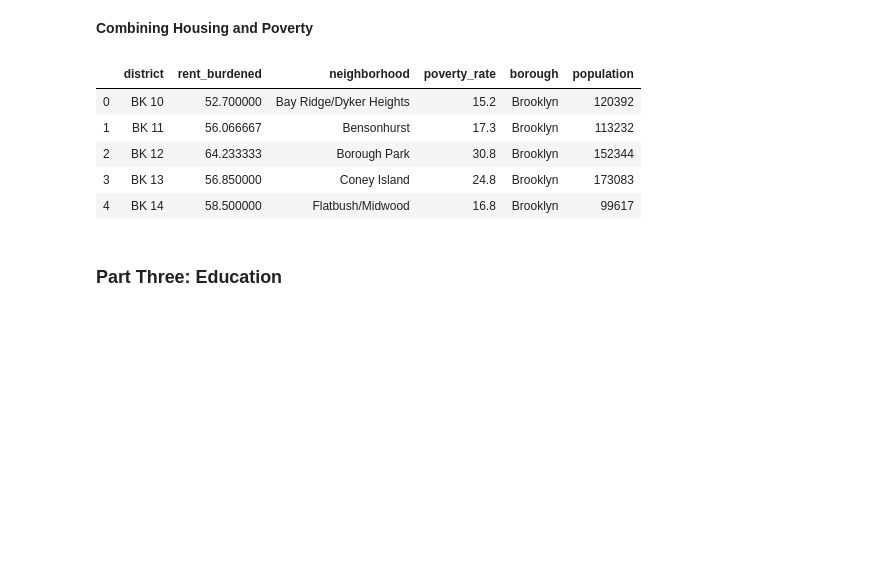
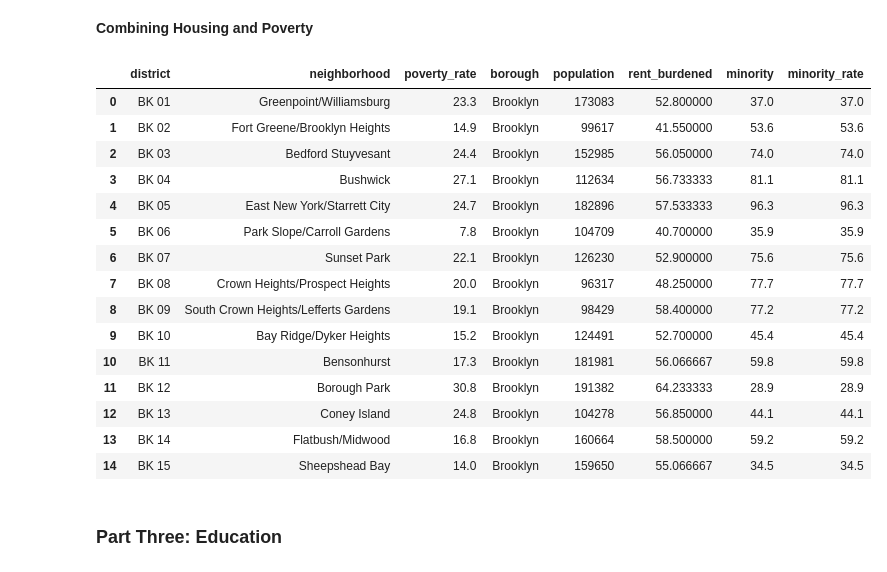
Before and after one commit to cailtyn-caj96/info-2950, a Jupyter notebook: finalproject.ipynb, the cells around one changed output. Cells and saved outputs as stored; diff of their text form; code cells hidden in the pictures; blank space fills up the shorter version.

```diff
--- a/finalproject.ipynb
+++ b/finalproject.ipynb
@@ -250,8 +236,8 @@ display(rent_burden_percent)
 Lastly, we prepare our dataframe to merge with subsequent dataframes by indicating the community district of each of the boroughs manually.
 # %%
 burden_gross.head()
-community_district = ['BK O1', 'BK O1','BK O1', 'BK O1','BK O2', 'BK O2', 'BK O2', 'BK O2','BK O3','BK O3', 'BK O4', 'BK O4', 'BK O4',
-                     'BK O5', 'BK O5', 'BK O5','BK O6','BK O6','BK O7', 'BK O7', 'BK O7', 'BK O8', 'BK O8', 'BK O9','BK O9',
+community_district = ['BK 01', 'BK 01','BK 01', 'BK 01','BK 02', 'BK 02', 'BK 02', 'BK 02','BK 03','BK 03', 'BK 04', 'BK 04', 'BK 04',
+                     'BK 05', 'BK 05', 'BK 05','BK 06','BK 06','BK 07', 'BK 07', 'BK 07', 'BK 08', 'BK 08', 'BK 09','BK 09',
                      'BK 10','BK 10','BK 11', 'BK 11','BK 11','BK 12', 'BK 12', 'BK 12','BK 13', 'BK 13', 'BK 13', 'BK 13',
                      'BK 14','BK 14','BK 15', 'BK 15', 'BK 15', 'BK 16', 'BK 16', 'BK 16','BK 17', 'BK 17', 'BK 17',
                      'BK 18', 'BK 18', 'BK 18',
@@ -302,3 +302,11 @@ display(housing.head())
+# %%
+minority = [37, 53.6, 74, 81.1, 96.3, 35.9, 75.6, 77.7, 77.2, 45.4, 59.8, 28.9, 44.1, 59.2, 34.5, 97.4, 97.3, 77.3,
+           98, 98, 96, 98, 98.9, 96, 94.2, 67.7, 97.1, 72.5, 78.3, 93.7,
+           27.8, 27.8, 66.7, 40.9, 40.9, 30.3, 32, 24.7, 72.4, 85.8, 86.3, 81.1,
+           51.7, 71.1, 89.6, 93.8, 48.3, 52.3, 74.6, 70.1, 82, 78.5, 60.6, 98.2, 89.1, 65.8,
+           62.3, 33.9, 17.1]
+
+housing['minority_rate']= minority
 # %% [markdown]
 ### Part Two: Poverty
 **Dataset Two**: [Poverty and Indicators](https://data.cityofnewyork.us/City-Government/NYCgov-Poverty-Measure-Data-2018-/hveh-vctc).
@@ -382,6 +396,9 @@ borough1 = ['BX 01','BX 02','BX 03', 'BX 04', 'BX 05', 'BX 06', 'BX 07', 'BX 08'
           'SI 01', 'SI 02', 'SI 03']
 population['district'] = borough1
 population = population.sort_values('district')
+population.reset_index(inplace=True)
+
+population = population.drop(columns=['index'])
 display(population.head())
 # %% [output]
 |  | Borough | CD Number | CD Name | 1970 Population | 1980 Population | 1990 Population | 2000 Population | ... |
@@ -397,15 +422,25 @@ poverty['population'] = population['2010 Population']
 # %% [markdown]
 **Combining Housing and Poverty**
 # %%
-housing_poverty = housing.merge(poverty, on = 'district')
-display(housing_poverty.head())
+housing_poverty = poverty.merge(housing, on = 'district')
+display(housing_poverty[0:15])
 # %% [output]
-|  | district | rent_burdened | neighborhood | poverty_rate | borough | population |
-| 0 | BK 10 | 52.700000 | Bay Ridge/Dyker Heights | 15.2 | Brooklyn | 120392 |
-| 1 | BK 11 | 56.066667 | Bensonhurst | 17.3 | Brooklyn | 113232 |
-| 2 | BK 12 | 64.233333 | Borough Park | 30.8 | Brooklyn | 152344 |
-| 3 | BK 13 | 56.850000 | Coney Island | 24.8 | Brooklyn | 173083 |
-| 4 | BK 14 | 58.500000 | Flatbush/Midwood | 16.8 | Brooklyn | 99617 |
+|  | district | neighborhood | poverty_rate | borough | population | rent_burdened | minority | minority_rate |
+| 0 | BK 01 | Greenpoint/Williamsburg | 23.3 | Brooklyn | 173083 | 52.800000 | 37.0 | 37.0 |
+| 1 | BK 02 | Fort Greene/Brooklyn Heights | 14.9 | Brooklyn | 99617 | 41.550000 | 53.6 | 53.6 |
+| 2 | BK 03 | Bedford Stuyvesant | 24.4 | Brooklyn | 152985 | 56.050000 | 74.0 | 74.0 |
+| 3 | BK 04 | Bushwick | 27.1 | Brooklyn | 112634 | 56.733333 | 81.1 | 81.1 |
+| 4 | BK 05 | East New York/Starrett City | 24.7 | Brooklyn | 182896 | 57.533333 | 96.3 | 96.3 |
+| 5 | BK 06 | Park Slope/Carroll Gardens | 7.8 | Brooklyn | 104709 | 40.700000 | 35.9 | 35.9 |
+| 6 | BK 07 | Sunset Park | 22.1 | Brooklyn | 126230 | 52.900000 | 75.6 | 75.6 |
+| 7 | BK 08 | Crown Heights/Prospect Heights | 20.0 | Brooklyn | 96317 | 48.250000 | 77.7 | 77.7 |
+| 8 | BK 09 | South Crown Heights/Lefferts Gardens | 19.1 | Brooklyn | 98429 | 58.400000 | 77.2 | 77.2 |
+| 9 | BK 10 | Bay Ridge/Dyker Heights | 15.2 | Brooklyn | 124491 | 52.700000 | 45.4 | 45.4 |
+| 10 | BK 11 | Bensonhurst | 17.3 | Brooklyn | 181981 | 56.066667 | 59.8 | 59.8 |
+| 11 | BK 12 | Borough Park | 30.8 | Brooklyn | 191382 | 64.233333 | 28.9 | 28.9 |
+| 12 | BK 13 | Coney Island | 24.8 | Brooklyn | 104278 | 56.850000 | 44.1 | 44.1 |
+| 13 | BK 14 | Flatbush/Midwood | 16.8 | Brooklyn | 160664 | 58.500000 | 59.2 | 59.2 |
+| 14 | BK 15 | Sheepshead Bay | 14.0 | Brooklyn | 159650 | 55.066667 | 34.5 | 34.5 |
 # %% [markdown]
 ### Part Three: Education
 # %%
```
Also changed, not shown: parts of 30 cells of this notebook, 1 other file.
